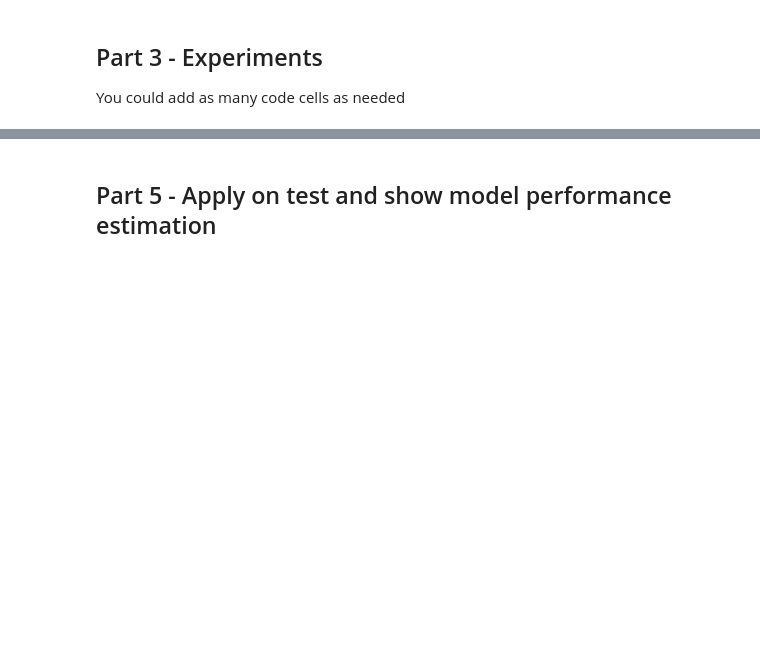
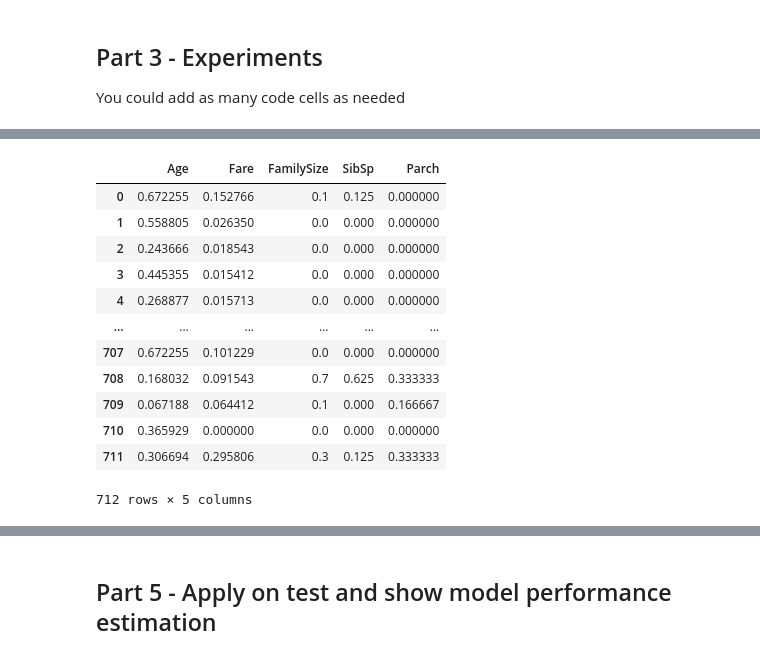
Before and after one commit to ShalevOzeri/machine-learning-task-2, a Jupyter notebook: Assignment2_supervised_learning_flow.ipynb, the cells around one changed output, grey strips where cells are left out. Drawn from its saved outputs; the diff is of its cells as text; code cells hidden in the pictures; blank space fills up the shorter version.

```diff
--- a/Assignment2_supervised_learning_flow.ipynb
+++ b/Assignment2_supervised_learning_flow.ipynb
@@ -224,0 +312,32 @@ Use the best combination of feature engineering, model (algorithm and hyperparam
+# %%
+import pandas as pd
+from sklearn.preprocessing import MinMaxScaler
+
+def create_normalized_data(df, numeric_features):
+    # Create a new DataFrame containing only the specified numeric features,
+    # and normalize them to the [0,1] range using MinMaxScaler.
+    scaler = MinMaxScaler()
+    df_numeric = df[numeric_features].copy()
+    df_numeric[numeric_features] = scaler.fit_transform(df_numeric[numeric_features])
+    return df_numeric
+
+# Example usage:
+# List of numeric features to normalize
+numeric_features = ['Age', 'Fare', 'FamilySize', 'SibSp', 'Parch']
+# Create a normalized DataFrame with only the numeric features
+normalized_df = create_normalized_data(train_df1, numeric_features)
+normalized_df
+# %% [output]
+|  | Age | Fare | FamilySize | SibSp | Parch |
+| 0 | 0.672255 | 0.152766 | 0.1 | 0.125 | 0.000000 |
+| 1 | 0.558805 | 0.026350 | 0.0 | 0.000 | 0.000000 |
+| 2 | 0.243666 | 0.018543 | 0.0 | 0.000 | 0.000000 |
+| 3 | 0.445355 | 0.015412 | 0.0 | 0.000 | 0.000000 |
+| 4 | 0.268877 | 0.015713 | 0.0 | 0.000 | 0.000000 |
+| ... | ... | ... | ... | ... | ... |
+| 707 | 0.672255 | 0.101229 | 0.0 | 0.000 | 0.000000 |
+| 708 | 0.168032 | 0.091543 | 0.7 | 0.625 | 0.333333 |
+| 709 | 0.067188 | 0.064412 | 0.1 | 0.000 | 0.166667 |
+| 710 | 0.365929 | 0.000000 | 0.0 | 0.000 | 0.000000 |
+| 711 | 0.306694 | 0.295806 | 0.3 | 0.125 | 0.333333 |
+712 rows × 5 columns
```
Also changed, not shown: parts of 19 cells of this notebook.
